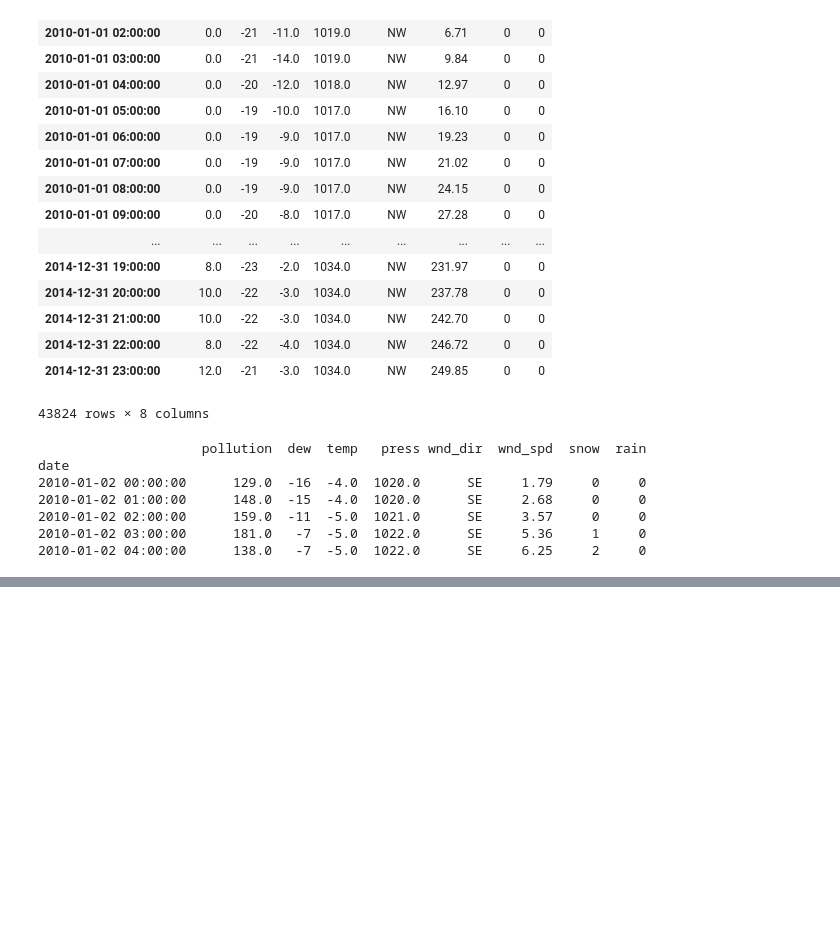
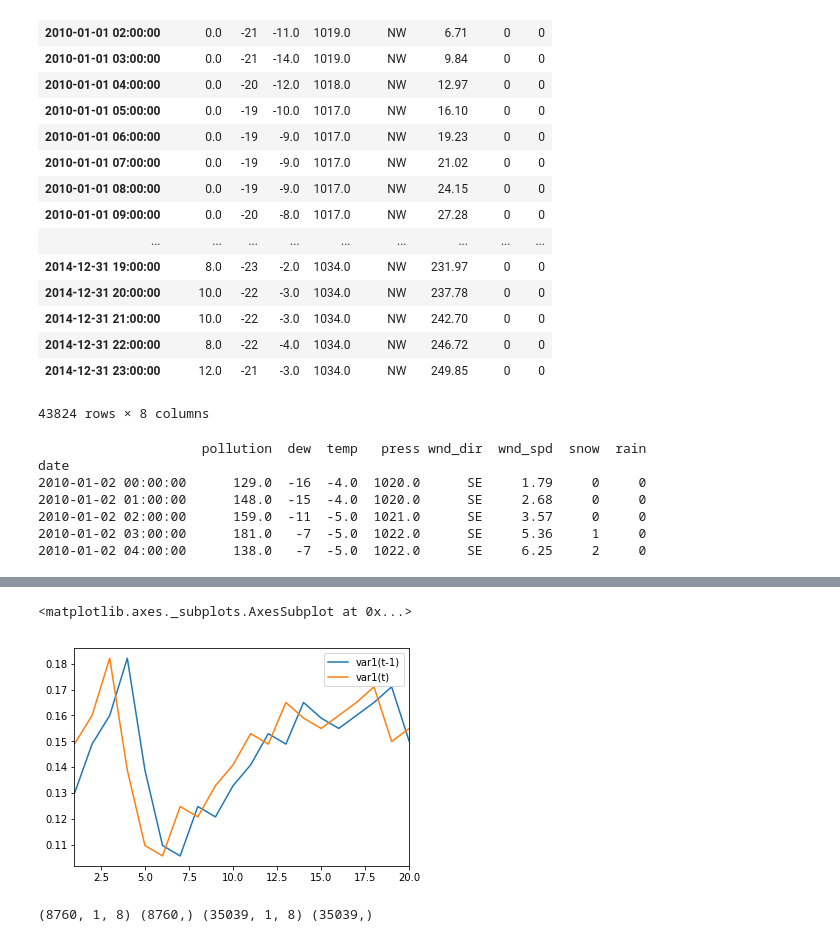
Before and after one commit to yyoshiaki/move, a Jupyter notebook: LSTM_PM2.5.ipynb, the cells around one changed output, grey strips where cells are left out. Saved outputs shown, nothing was run; the diff lists cells and outputs as text; code cells hidden in the pictures; blank space fills up the shorter version.

```diff
--- a/LSTM_PM2.5.ipynb
+++ b/LSTM_PM2.5.ipynb
@@ -76,0 +84,41 @@ plt.show()
+# %%
+# convert series to supervised learning
+def series_to_supervised(data, n_in=1, n_out=1, dropnan=True):
+	n_vars = 1 if type(data) is list else data.shape[1]
+	df = pd.DataFrame(data)
+	cols, names = list(), list()
+	# input sequence (t-n, ... t-1)
+	for i in range(n_in, 0, -1):
+		cols.append(df.shift(i))
+		names += [('var%d(t-%d)' % (j+1, i)) for j in range(n_vars)]
+	# forecast sequence (t, t+1, ... t+n)
+	for i in range(0, n_out):
+		cols.append(df.shift(-i))
+		if i == 0:
+			names += [('var%d(t)' % (j+1)) for j in range(n_vars)]
+		else:
+			names += [('var%d(t+%d)' % (j+1, i)) for j in range(n_vars)]
+	# put it all together
+	agg = pd.concat(cols, axis=1)
+	agg.columns = names
+	# drop rows with NaN values
+	if dropnan:
+		agg.dropna(inplace=True)
+	return agg
+
+# load dataset
+dataset = pd.read_csv('pollution.csv', header=0, index_col=0)
+values = dataset.values
+# integer encode direction
+encoder = preprocessing.LabelEncoder()
+values[:,4] = encoder.fit_transform(values[:,4])
+# ensure all data is float
+values = values.astype('float32')
+# normalize features
+scaler = preprocessing.MinMaxScaler(feature_range=(0, 1))
+scaled = scaler.fit_transform(values)
+# frame as supervised learning
+reframed = series_to_supervised(scaled, 1, 1)
+# drop columns we don't want to predict
+reframed.drop(reframed.columns[[9,10,11,12,13,14,15]], axis=1, inplace=True)
+print(reframed.head())
@@ -76,0 +139,27 @@ plt.show()
+# %%
+reframed[['var1(t-1)', 'var1(t)']][:20].plot()
+# %% [output]
+<matplotlib.axes._subplots.AxesSubplot at 0x...>
+[figure, added]
+# %%
+# split into train and test sets
+values = reframed.values
+n_train_hours = 365 * 24
+train = values[:n_train_hours, :]
+test = values[n_train_hours:, :]
+# split into input and outputs
+train_X, train_y = train[:, :-1], train[:, -1]
+test_X, test_y = test[:, :-1], test[:, -1]
+
+# CPUでは問題なかったが、GPU(GTX1080ti)だとlossがNanになってしまったため、桁を変える。
+train_X = train_X.astype(np.float64)
+train_y = train_y.astype(np.float64)
+test_X = test_X.astype(np.float64)
+test_y = test_y.astype(np.float64)
+
+# reshape input to be 3D [samples, timesteps, features]
+train_X = train_X.reshape((train_X.shape[0], 1, train_X.shape[1]))
+test_X = test_X.reshape((test_X.shape[0], 1, test_X.shape[1]))
+print(train_X.shape, train_y.shape, test_X.shape, test_y.shape)
+# %% [output]
+(8760, 1, 8) (8760,) (35039, 1, 8) (35039,)
```
Also changed, not shown: parts of 9 cells of this notebook.
